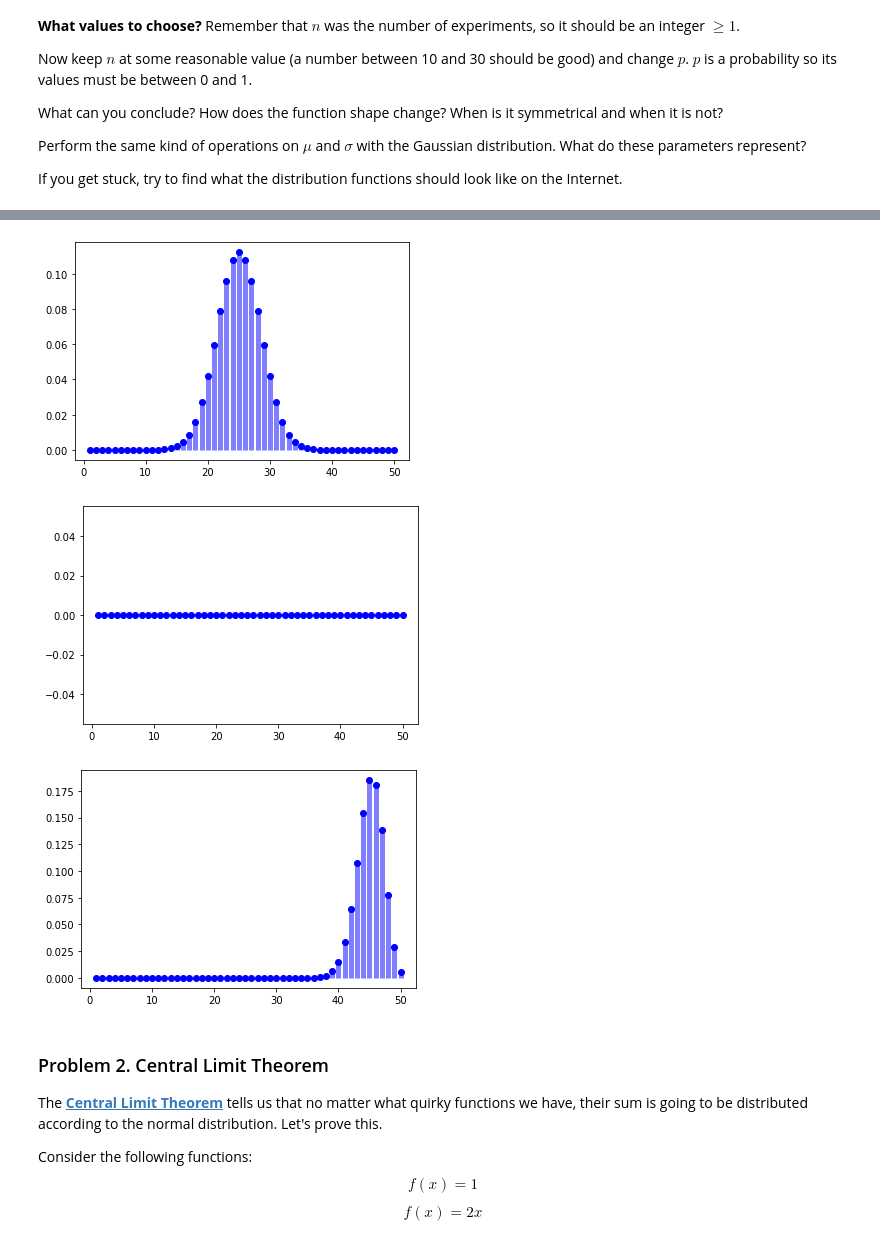
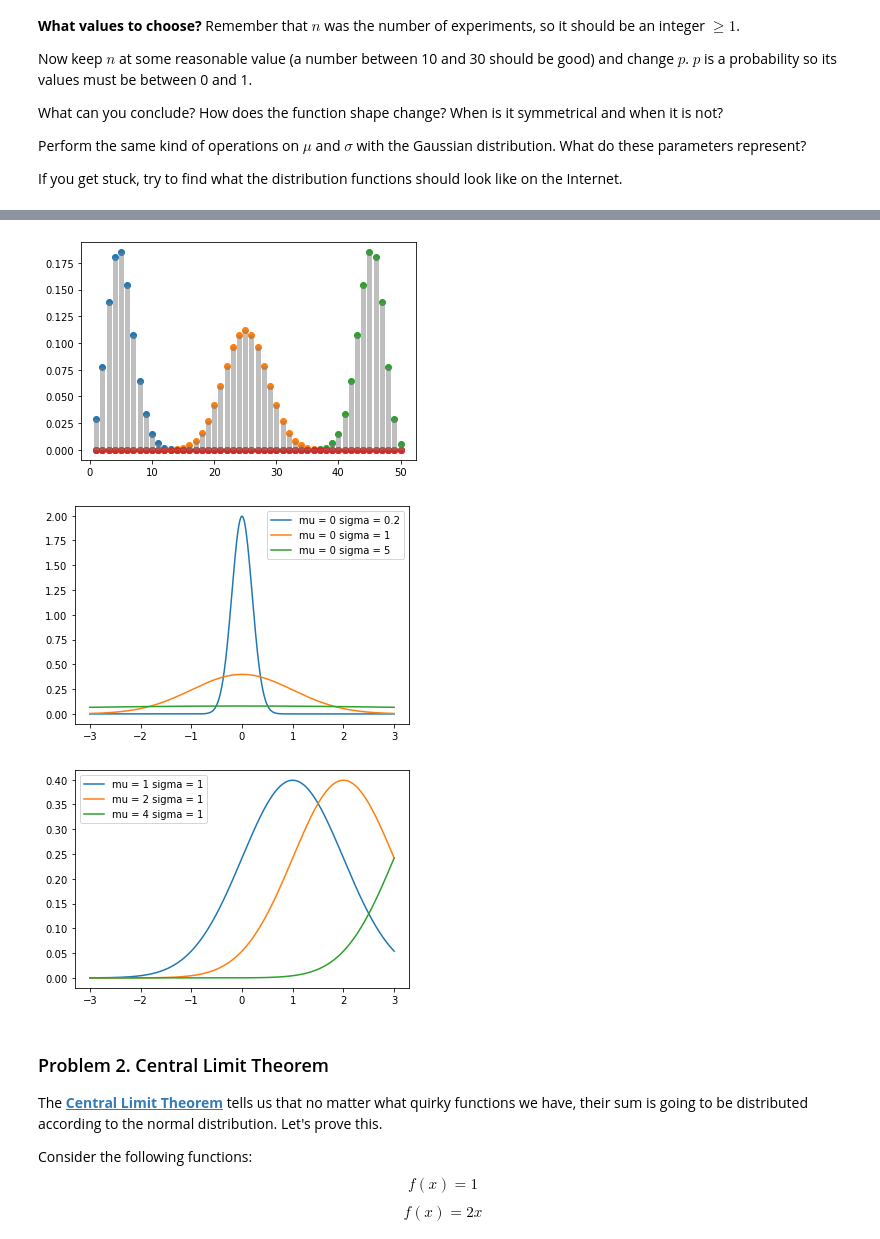
Before and after one commit to aleksoft1/math-concepts-for-developers-march-2022, a Jupyter notebook: 10. Probability-and-Combinatorics-Exercise/Probability and Combinatorics Exercise.ipynb, the cells around one changed output, grey strips where cells are left out. Drawn from its saved outputs; the diff is of its cells as text; code cells hidden in the pictures.

```diff
--- a/10. Probability-and-Combinatorics-Exercise/Probability and Combinatorics Exercise.ipynb
+++ b/10. Probability-and-Combinatorics-Exercise/Probability and Combinatorics Exercise.ipynb
@@ -25,7 +25,7 @@ It's very important that we plot discrete and continuous distributions in differ
 
 Let's plot the binomial and Gaussian distributions.
 # %%
-def plot_binomial_distribution(x, n, p, show = True, color = "blue"):
+def plot_binomial_distribution(x, n, p, show = False):
     """
     Plots the binomial distribution with parameters n and p. The parameter x specifies the values
     where the function is evaluated at
@@ -35,22 +35,24 @@ def plot_binomial_distribution(x, n, p, show = True, color = "blue"):
     graph show the most common result
     """
     binomial = scipy.stats.binom.pmf(x, n, p)
-    plt.scatter(x, binomial, color = color)
-    plt.vlines(x, 0, binomial, color = color, linewidth = 5, alpha = 0.5)
+    plt.scatter(x, binomial)
+    plt.vlines(x, 0, binomial, color = "gray", linewidth = 5, alpha = 0.5)
     if show:
         plt.show()
 
-def plot_gaussian_distribution(mu, sigma, x):
+def plot_gaussian_distribution(mu, sigma, x, show = False):
     """
     Plots the Gaussian distribution with parameters mu and sigma. The parameter x specifies
     the values where the function is evaluated at
     """
     gaussian = scipy.stats.norm.pdf(x, loc = mu, scale = sigma)
-    plt.plot(x, gaussian, color = "blue")
-    plt.show()
+    plt.plot(x, gaussian, label = 'mu = ' + str(mu) + ' sigma = ' + str(sigma))
+    plt.legend()
+    if show:
+        plt.show()
 
 x_binomial = np.arange(1, 10)
-plot_binomial_distribution(x_binomial, 10, 0.9)
+plot_binomial_distribution(x_binomial, 10, 0.9, show = True)
 
 x_gaussian = np.linspace(-3, 3, 1000)
 plot_gaussian_distribution(0, 1, x_gaussian)
@@ -105,11 +102,22 @@ for current_n in range(10):
 # %%
+plot_binomial_distribution(x_binomial, n = 50, p = 0.1)
 plot_binomial_distribution(x_binomial, n = 50, p = 0.5)
+plot_binomial_distribution(x_binomial, n = 50, p = 0.9)
 plot_binomial_distribution(x_binomial, n = 50, p = 0)
-plot_binomial_distribution(x_binomial, n = 50, p = 0.9)
 # %% [output]
-[figure, old version]
+[figure, new version]
-[figure, removed]
-[figure, removed]
+# %%
+plot_gaussian_distribution(0, 0.2, x_gaussian)
+plot_gaussian_distribution(0, 1, x_gaussian)
+plot_gaussian_distribution(0, 5, x_gaussian)
+# %% [output]
+[figure, added]
+# %%
+plot_gaussian_distribution(1, 1, x_gaussian)
+plot_gaussian_distribution(2, 1, x_gaussian)
+plot_gaussian_distribution(4, 1, x_gaussian)
+# %% [output]
+[figure, added]
 # %% [markdown]
 ### Problem 2. Central Limit Theorem
 The [**Central Limit Theorem**](https://en.wikipedia.org/wiki/Central_limit_theorem) tells us that no matter what quirky functions we have, their sum is going to be distributed according to the normal distribution. Let's prove this.
```
Also changed, not shown: parts of 4 cells of this notebook.
